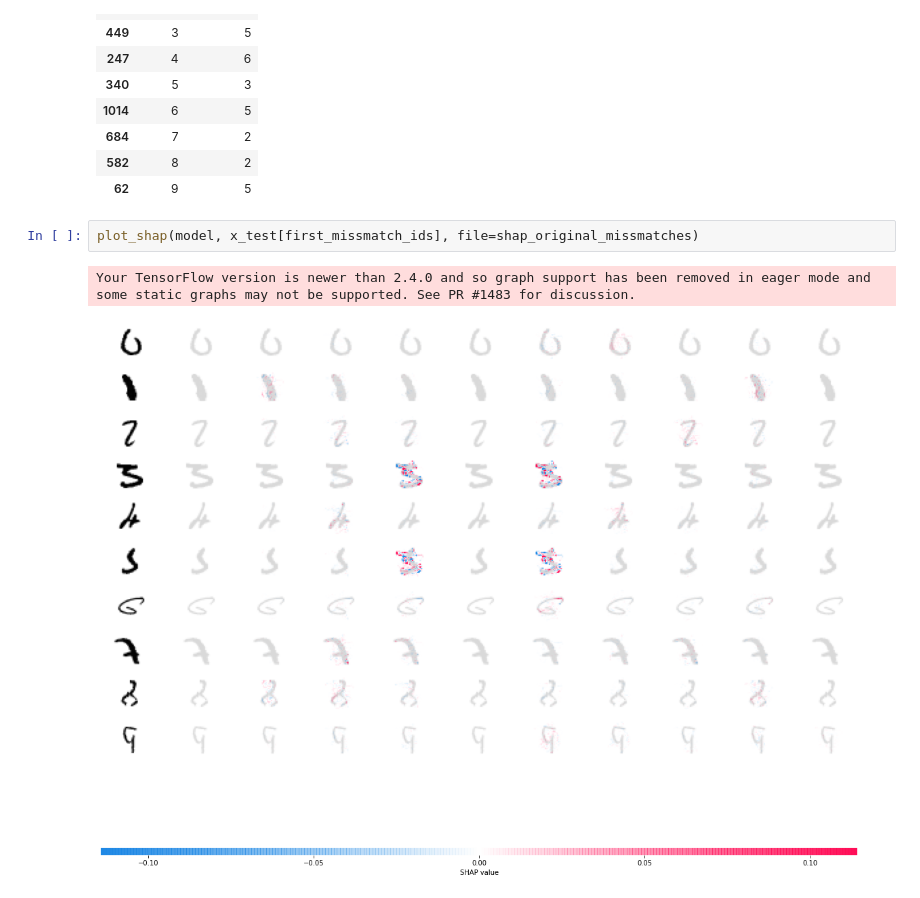
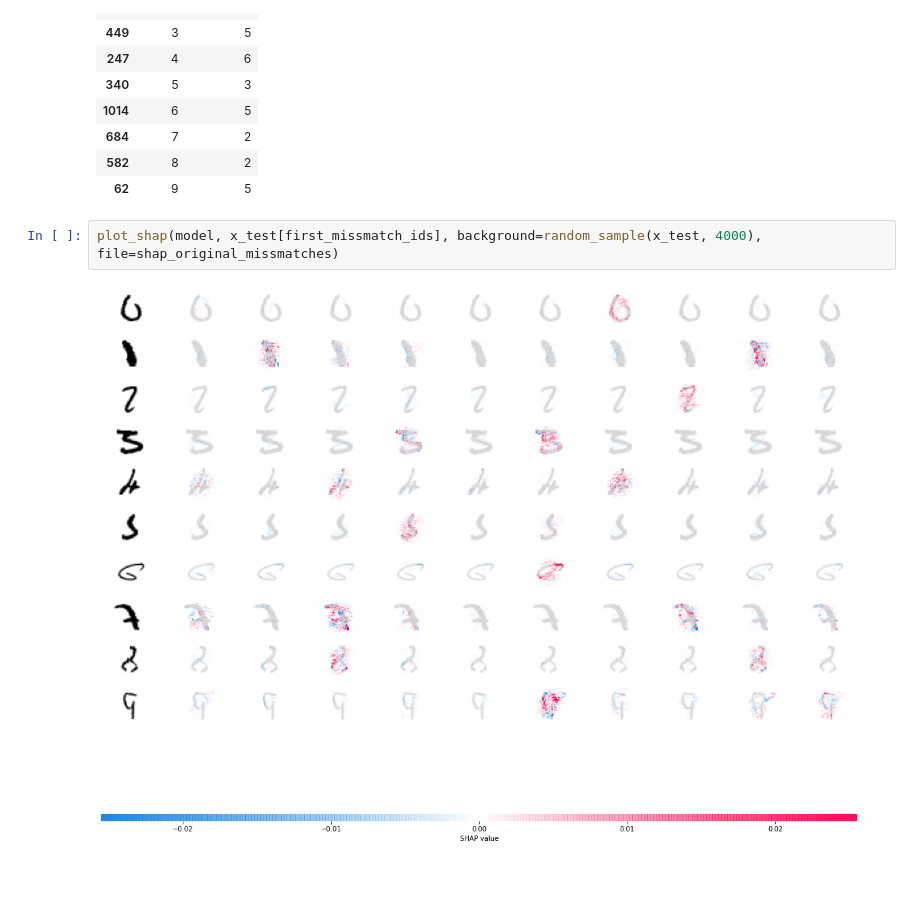
Before and after one commit to raffaelschmid/xai-adversarial-attack, a Jupyter notebook: notebook/evaluation/02_explain_shap_original.ipynb, the cells around one changed output. Cells and saved outputs as stored; diff of their text form.

Commit message:
explain adversarial images

```diff
--- a/notebook/evaluation/02_explain_shap_original.ipynb
+++ b/notebook/evaluation/02_explain_shap_original.ipynb
@@ -85,7 +106,6 @@ missmatches_in_plot
 | 582 | 8 | 2 |
 | 62 | 9 | 5 |
 # %%
-plot_shap(model, x_test[first_missmatch_ids], file=shap_original_missmatches)
+plot_shap(model, x_test[first_missmatch_ids], background=random_sample(x_test, 4000), file=shap_original_missmatches)
 # %% [output]
-Your TensorFlow version is newer than 2.4.0 and so graph support has been removed in eager mode and some static graphs may not be supported. See PR #1483 for discussion.
-[figure, old version]
+[figure, new version]
```
Also changed, not shown: parts of 15 cells of this notebook, 6 other files.
